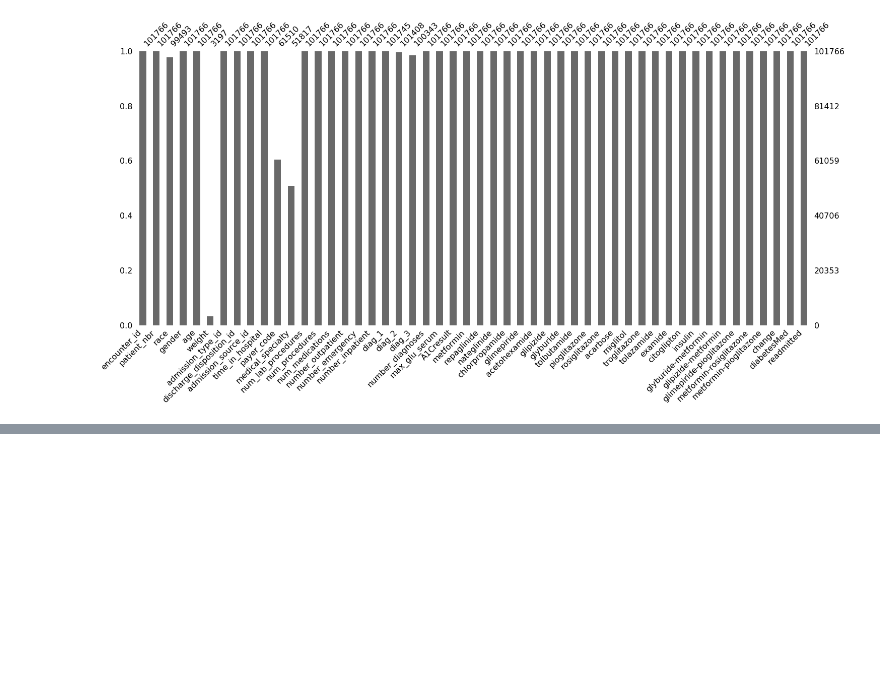
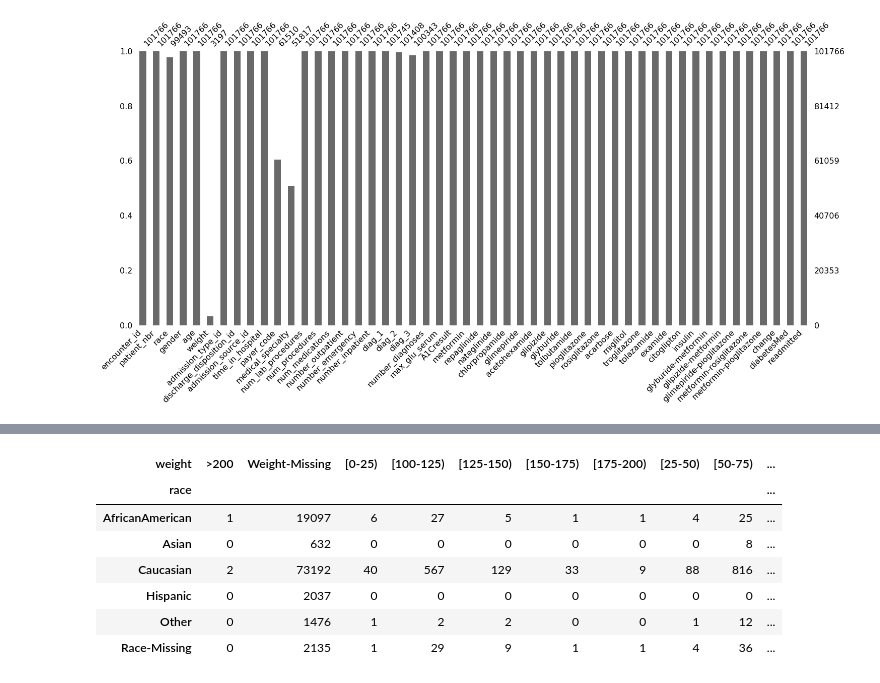
Before and after one commit to JPDas63/Capstone-Project, a Jupyter notebook: Project_Diabetes.ipynb, the cells around one changed output, grey strips where cells are left out. Cells and saved outputs as stored; diff of their text form; code cells hidden in the pictures; blank space fills up the shorter version.

```diff
--- a/Project_Diabetes.ipynb
+++ b/Project_Diabetes.ipynb
@@ -311,0 +364,13 @@ mn.bar(data)
+# %%
+contingency = pd.crosstab(data.race,data.weight)
+# %%
+contingency
+# %% [output]
+| weight | >200 | Weight-Missing | [0-25) | [100-125) | [125-150) | [150-175) | [175-200) | [25-50) | [50-75) | ... |
+| race |  |  |  |  |  |  |  |  |  | ... |
+| AfricanAmerican | 1 | 19097 | 6 | 27 | 5 | 1 | 1 | 4 | 25 | ... |
+| Asian | 0 | 632 | 0 | 0 | 0 | 0 | 0 | 0 | 8 | ... |
+| Caucasian | 2 | 73192 | 40 | 567 | 129 | 33 | 9 | 88 | 816 | ... |
+| Hispanic | 0 | 2037 | 0 | 0 | 0 | 0 | 0 | 0 | 0 | ... |
+| Other | 0 | 1476 | 1 | 2 | 2 | 0 | 0 | 1 | 12 | ... |
+| Race-Missing | 0 | 2135 | 1 | 29 | 9 | 1 | 1 | 4 | 36 | ... |
```
Also changed, not shown: parts of 17 cells of this notebook.
